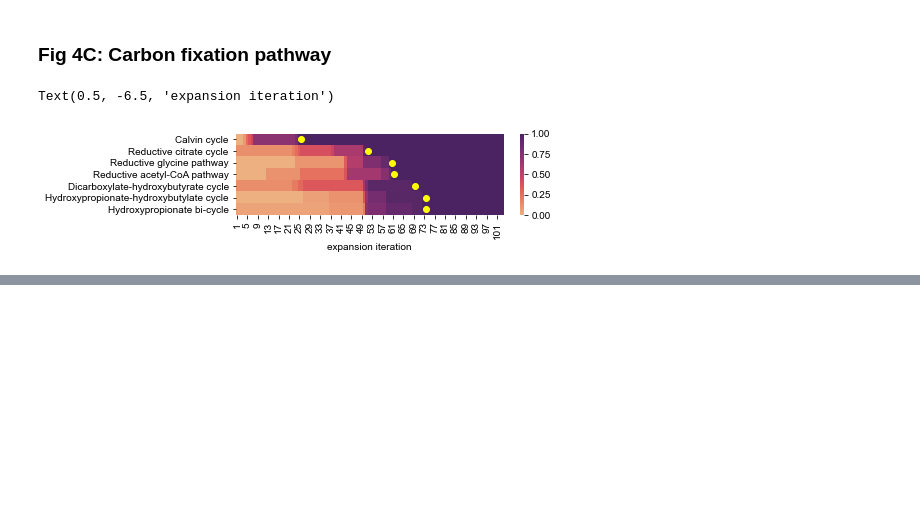
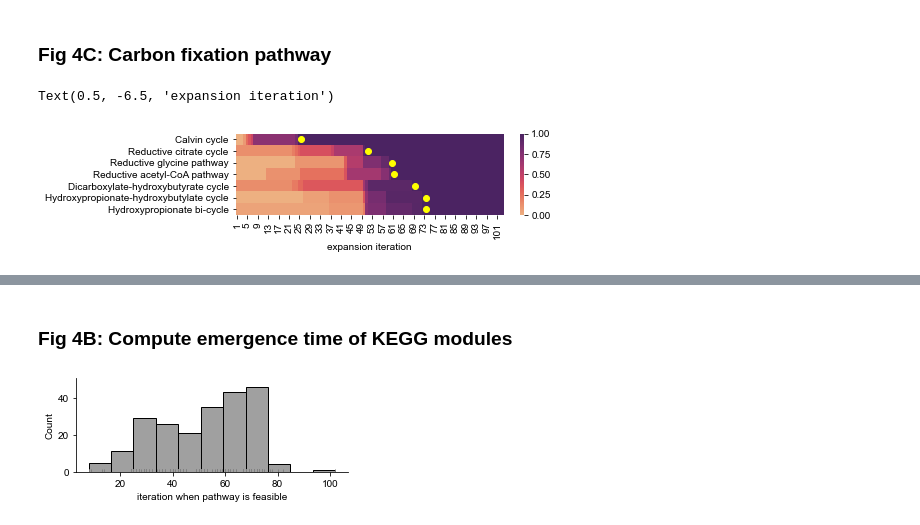
Before and after one commit to jgoldford/metabolic-continuity, a Jupyter notebook: main.ipynb, the cells around one changed output, grey strips where cells are left out. Saved outputs shown, nothing was run; the diff lists cells and outputs as text; code cells hidden in the pictures; blank space fills up the shorter version.

```diff
--- a/main.ipynb
+++ b/main.ipynb
@@ -523,0 +571,30 @@ Text(0.5, -6.5, 'expansion iteration')
+# %% [markdown]
+### Fig 4B: Compute emergence time of KEGG modules
+# %%
+with open("assets/parsedModules.pkl","rb") as filehandler:
+    parsed_modules = pickle.load(filehandler)
+
+moduleEmergence = {'module':[],'rule_id':[],'iteration_emergence':[]}
+
+for (module,rule),mdf in parsed_modules.groupby(['module','rule_id']):
+    mdf['in_expansion'] = mdf.rxn_labels.apply(lambda x: len(rn_df[rn_df.rlabel.isin(x)])>0)
+    if mdf.in_expansion.all():
+        mdf['iteration'] = mdf.rxn_labels.apply(lambda x: rn_df[rn_df.rlabel.isin(x)].iteration.min())
+        emergence_time = mdf.groupby('step').min().iteration.max()
+        moduleEmergence['iteration_emergence'].append(emergence_time)
+        moduleEmergence['module'].append(module)
+        moduleEmergence['rule_id'].append(rule)
+
+# substitute the manually constructed pathways into automatically parsed KEGG modules
+memerg = pd.DataFrame(module_coverage.groupby('module').apply(lambda x:  x[x.coverage == 1].iteration.min()))
+memerg.columns = ['iteration_emergence']
+memerg = memerg[~memerg.index.isin(['M00357.v1','M00357.v2'])]
+
+moduleEmergence = pd.DataFrame(moduleEmergence)
+moduleEmergenceMin = moduleEmergence.dropna().groupby('module').min()
+moduleEmergenceMin = pd.concat([moduleEmergenceMin[~moduleEmergenceMin.index.isin(memerg.index.tolist())][['iteration_emergence']],memerg],axis=0)
+
+sns.displot(x='iteration_emergence',data=moduleEmergenceMin,height=2,aspect=2.25,color='gray',rug=True)
+plt.xlabel('iteration when pathway is feasible')
+# %% [output]
+[figure, added]
```
Also changed, not shown: parts of 10 cells of this notebook, 3 other files.
